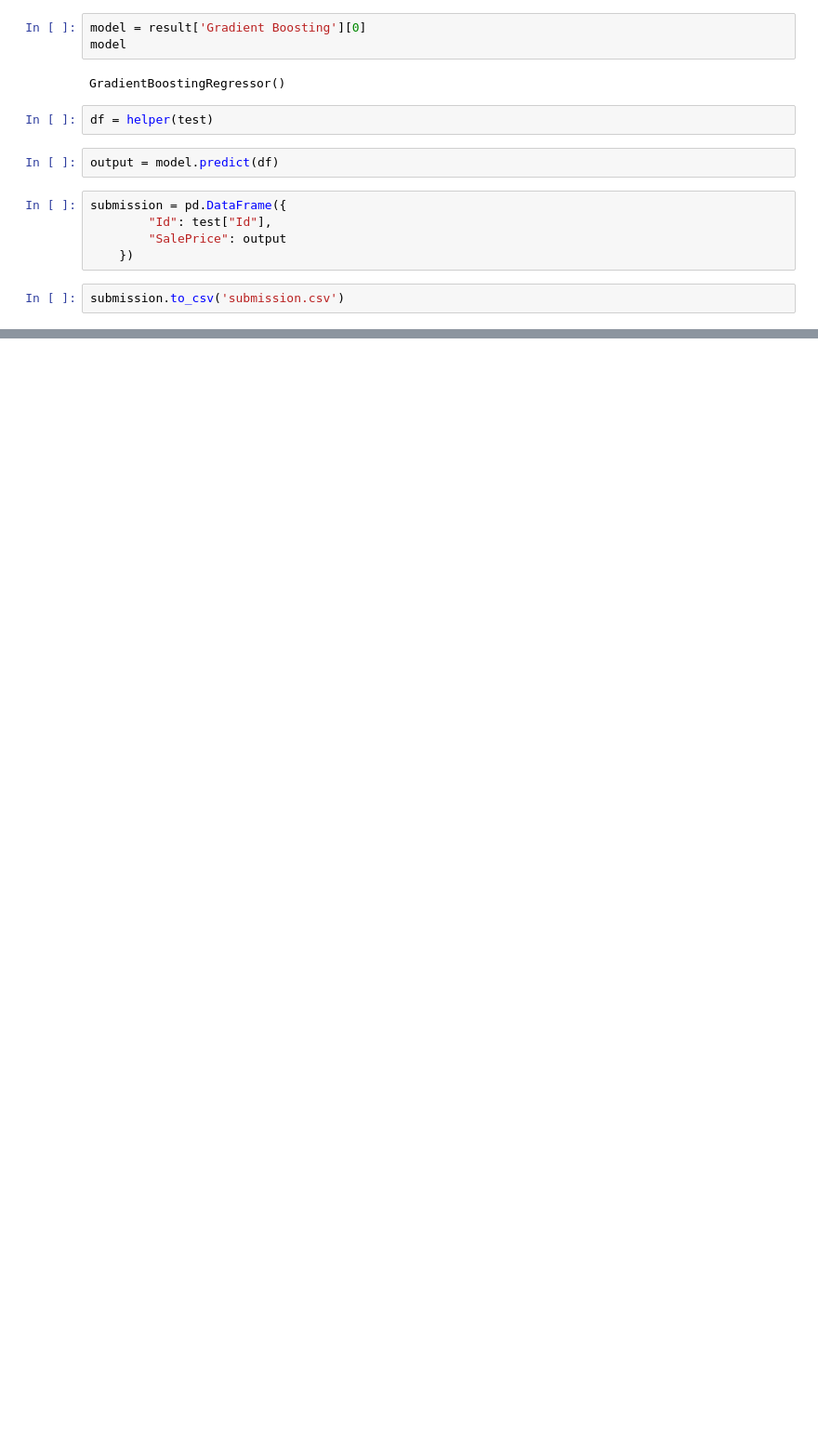
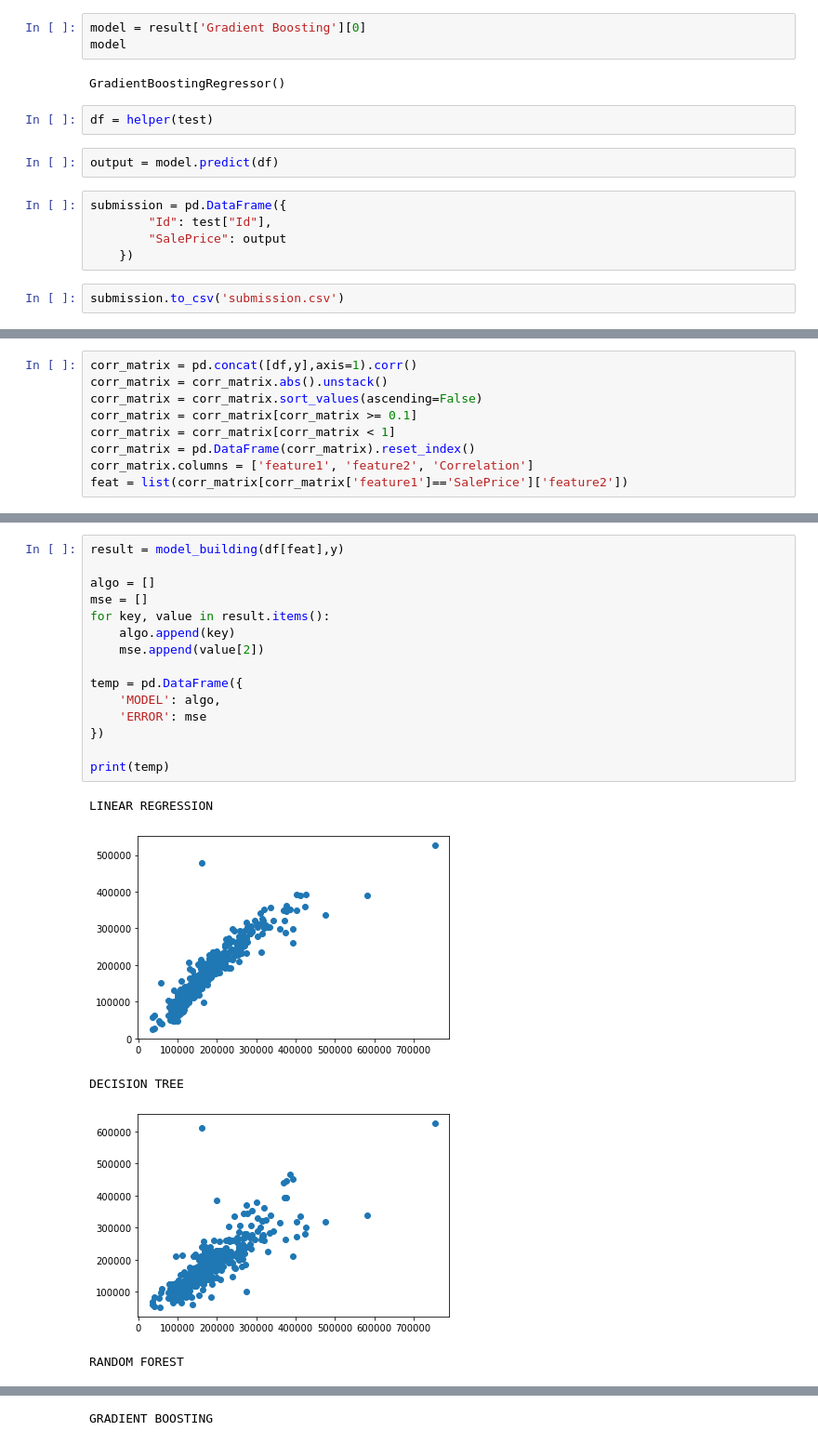
Before and after one commit to prithivi1/ML_HOUSE_PRICE_PREDICTION, a Jupyter notebook: AUTO_ML.ipynb, the cells around one changed output, grey strips where cells are left out. Shown at 93% size. Saved outputs shown, nothing was run; the diff lists cells and outputs as text; blank space fills up the shorter version.

```diff
--- a/AUTO_ML.ipynb
+++ b/AUTO_ML.ipynb
@@ -318,0 +448,9 @@ submission.to_csv('submission.csv')
+# %%
+corr_matrix = pd.concat([df,y],axis=1).corr()
+corr_matrix = corr_matrix.abs().unstack()
+corr_matrix = corr_matrix.sort_values(ascending=False)
+corr_matrix = corr_matrix[corr_matrix >= 0.1]
+corr_matrix = corr_matrix[corr_matrix < 1]
+corr_matrix = pd.DataFrame(corr_matrix).reset_index()
+corr_matrix.columns = ['feature1', 'feature2', 'Correlation']
+feat = list(corr_matrix[corr_matrix['feature1']=='SalePrice']['feature2'])
@@ -318,0 +477,21 @@ submission.to_csv('submission.csv')
+# %%
+result = model_building(df[feat],y)
+
+algo = []
+mse = []
+for key, value in result.items():
+    algo.append(key)
+    mse.append(value[2])
+
+temp = pd.DataFrame({
+    'MODEL': algo,
+    'ERROR': mse
+})
+
+print(temp)
+# %% [output]
+LINEAR REGRESSION
+[figure, added]
+DECISION TREE
+[figure, added]
+RANDOM FOREST
@@ -318,0 +499 @@ submission.to_csv('submission.csv')
+GRADIENT BOOSTING
```
Also changed, not shown: parts of 24 cells of this notebook, 28 other files.
